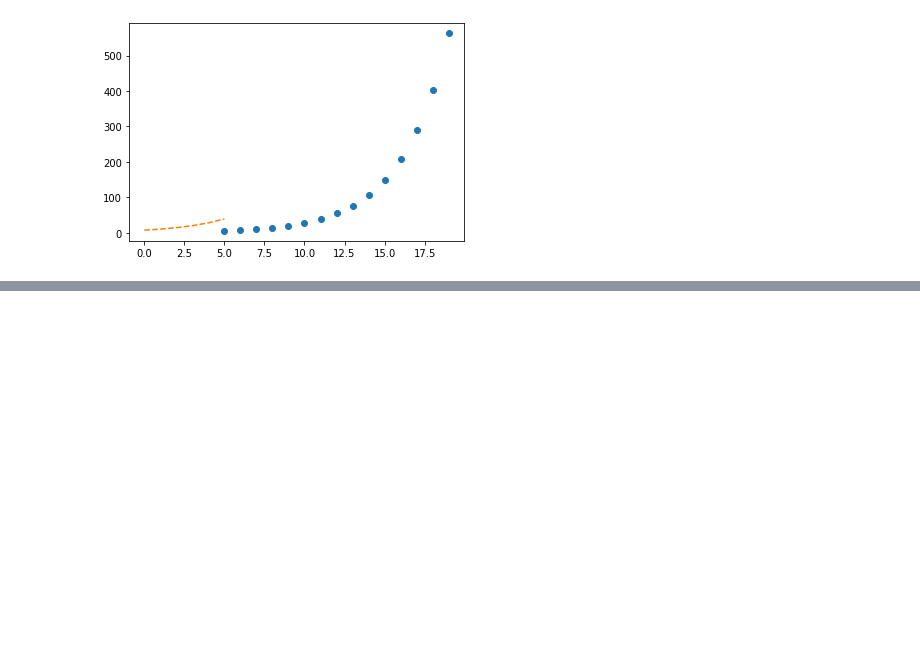
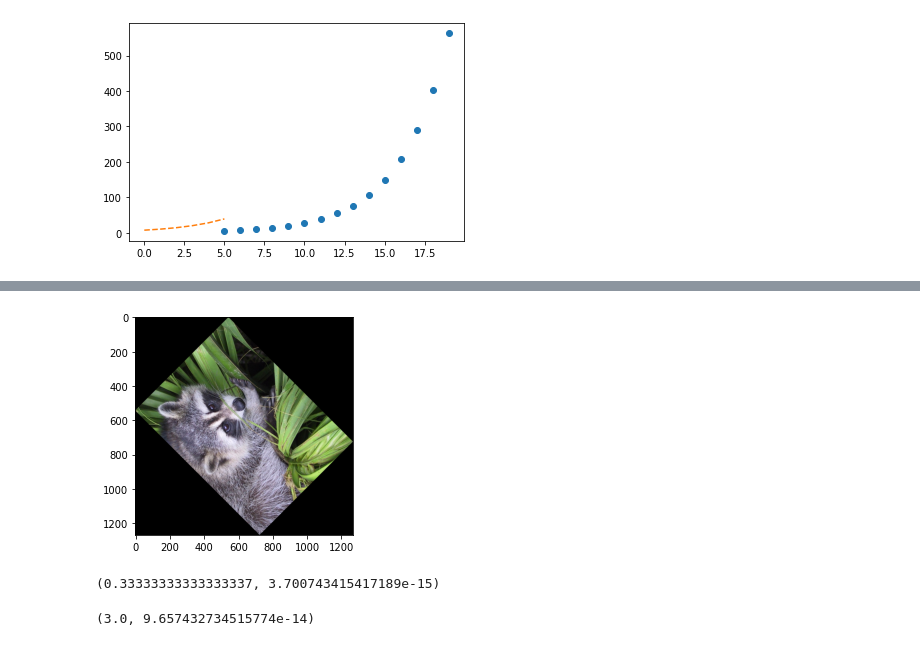
Before and after one commit to urmilapol/urmilapolprojects, a Jupyter notebook: scipy.ipynb, the cells around one changed output, grey strips where cells are left out. Drawn from its saved outputs; the diff is of its cells as text; code cells hidden in the pictures; blank space fills up the shorter version.

```diff
--- a/scipy.ipynb
+++ b/scipy.ipynb
@@ -110,0 +129,35 @@ plt.show
+# %%
+from scipy import ndimage, misc
+from matplotlib import pyplot as plt
+panda = misc.face()
+#rotatation function of scipy for image – image rotated 135 degree
+panda_rotate = ndimage.rotate(panda, 135)
+plt.imshow(panda_rotate)
+plt.show()
+# %% [output]
+[figure, added]
+# %%
+from scipy import integrate
+# take f(x) function as f
+f = lambda x : x**2
+#single integration with a = 0 & b = 1
+integration = integrate.quad(f, 0 , 1)
+print(integration)
+# %% [output]
+(0.33333333333333337, 3.700743415417189e-15)
+# %%
+from scipy import integrate
+import numpy as np
+#import square root function from math lib
+from math import sqrt
+# set  fuction f(x)
+f = lambda x, y : 64 *x*y
+# lower limit of second integral
+p = lambda x : 0
+# upper limit of first integral
+q = lambda y : sqrt(1 - 2*y**2)
+# perform double integration
+integration = integrate.dblquad(f , 0 , 2/4,  p, q)
+print(integration)
+# %% [output]
+(3.0, 9.657432734515774e-14)
```
Also changed, not shown: parts of 2 cells of this notebook.
